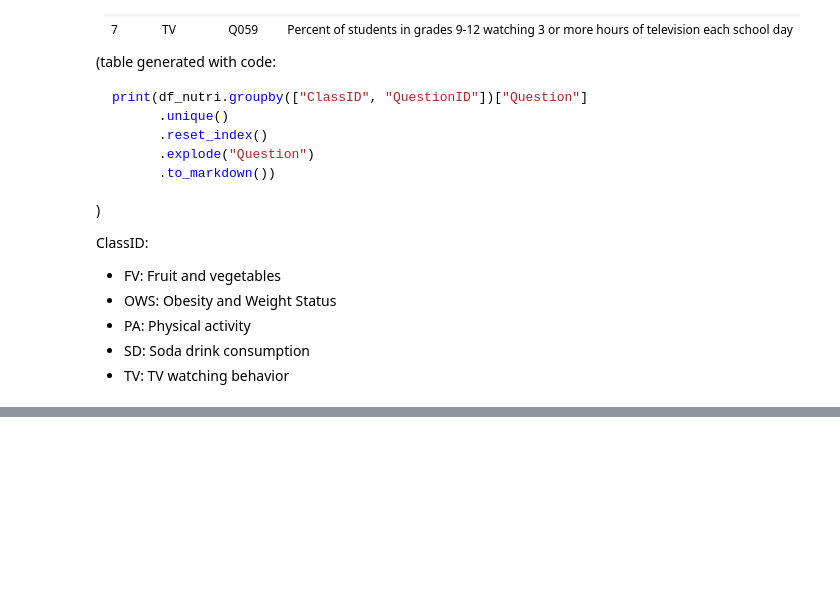
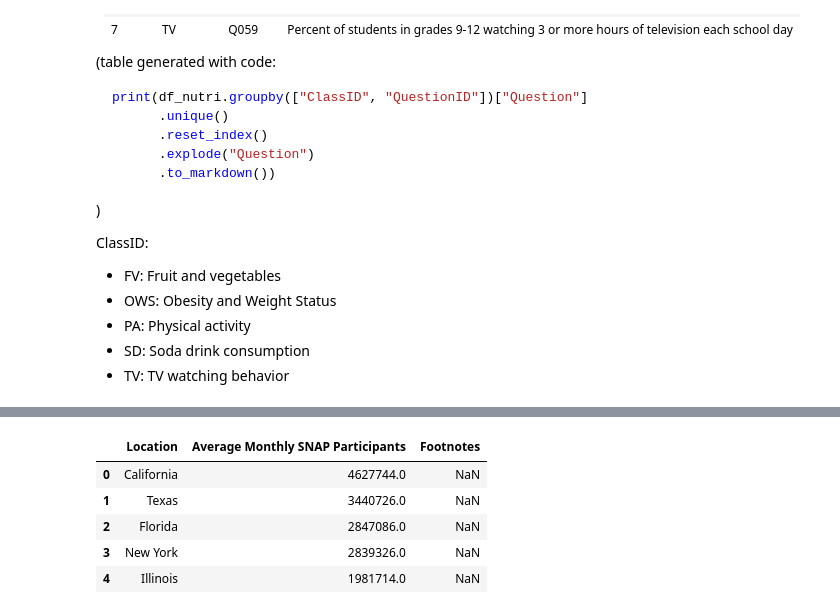
Before and after one commit to Ludougan123234/si618-project, a Jupyter notebook: nb/cerise.ipynb, the cells around one changed output, grey strips where cells are left out. Drawn from its saved outputs; the diff is of its cells as text; code cells hidden in the pictures; blank space fills up the shorter version.

```diff
--- a/nb/cerise.ipynb
+++ b/nb/cerise.ipynb
@@ -794,0 +310,9 @@ strong multicollinearity or other numerical problems.
+# %%
+month_avg.head()
+# %% [output]
+|  | Location | Average Monthly SNAP Participants | Footnotes |
+| 0 | California | 4627744.0 | NaN |
+| 1 | Texas | 3440726.0 | NaN |
+| 2 | Florida | 2847086.0 | NaN |
+| 3 | New York | 2839326.0 | NaN |
+| 4 | Illinois | 1981714.0 | NaN |
```
Also changed, not shown: parts of 87 cells of this notebook, 3 other files.
